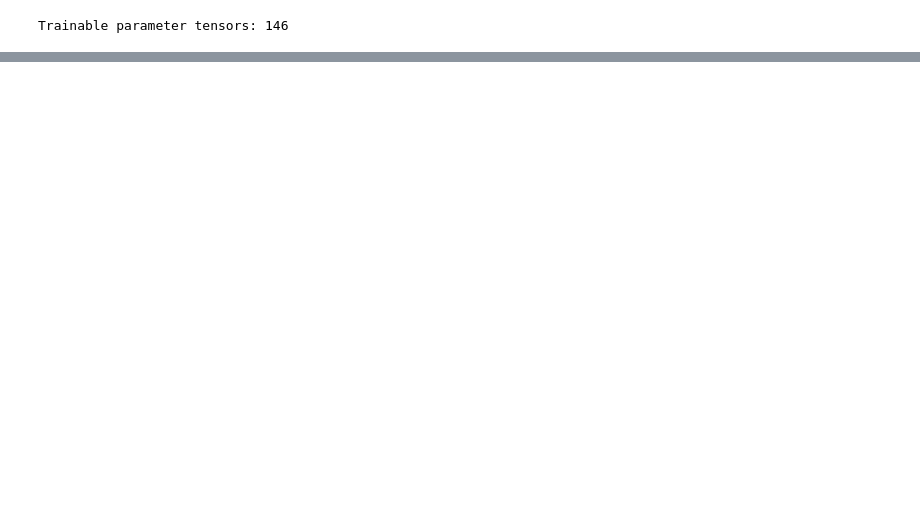
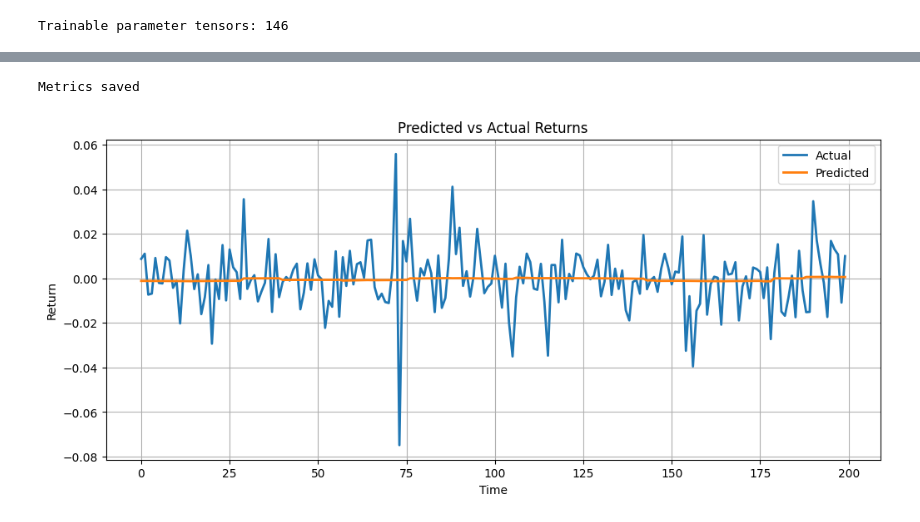
Before and after one commit to adityab-tech/PRISMx, a Jupyter notebook: notebooks/03_Market_Conditioned_Gating.ipynb, the cells around one changed output, grey strips where cells are left out. Cells and saved outputs as stored; diff of their text form; code cells hidden in the pictures; blank space fills up the shorter version.

```diff
--- a/notebooks/03_Market_Conditioned_Gating.ipynb
+++ b/notebooks/03_Market_Conditioned_Gating.ipynb
@@ -797,7 +671,7 @@ LEARNING_RATE = 1e-4
 # Market branch uses raw OHLCV only (5 features)
 
 
-STOCK_FEATURES = ['Open','High','Low','Close','Volume']
+STOCK_FEATURES = ['Open','High','Low','Close','Volume','Return']
 MARKET_FEATURES = ['Open','High','Low','Close','Volume']
 
 # Target : next-day return
@@ -1091,0 +988,9 @@ RuntimeError: mat1 and mat2 shapes cannot be multiplied (1152x5 and 6x256)
+# %%
+checkpoint_path = f'{RESULTS_PATH}/best_market_conditioned_kronos.pt'
+
+full_model.load_state_dict(
+    torch.load(checkpoint_path, map_location=device)
+)
+full_model.eval()
+
+print('Best model loaded')
@@ -1091,0 +999,9 @@ RuntimeError: mat1 and mat2 shapes cannot be multiplied (1152x5 and 6x256)
+# %%
+#validation prediction
+val_loss, val_preds, val_targets = evaluate(full_model, val_loader)
+preds = val_preds.numpy()
+targets = val_targets.numpy()
+
+print('Validation loss:', val_loss)
+print('Predictions shape:', preds.shape)
+print('Targets shape    :', targets.shape)
@@ -1091,0 +1066,33 @@ RuntimeError: mat1 and mat2 shapes cannot be multiplied (1152x5 and 6x256)
+# %%
+metrics_df.to_csv(
+    f'{RESULTS_PATH}/del3_metrics.csv',
+    index=False
+)
+
+print('Metrics saved')
+# %% [output]
+Metrics saved
+# %%
+
+# Prediction vs Actual
+
+plt.figure(figsize=(12,5))
+plt.plot(
+    targets[:200],
+    label='Actual',
+    linewidth=2
+)
+plt.plot(
+    preds[:200],
+    label='Predicted',
+    linewidth=2
+)
+
+plt.title('Predicted vs Actual Returns')
+plt.xlabel('Time')
+plt.ylabel('Return')
+plt.legend()
+plt.grid(True)
+plt.show()
+# %% [output]
+[figure, added]
```
Also changed, not shown: parts of 24 cells of this notebook.
